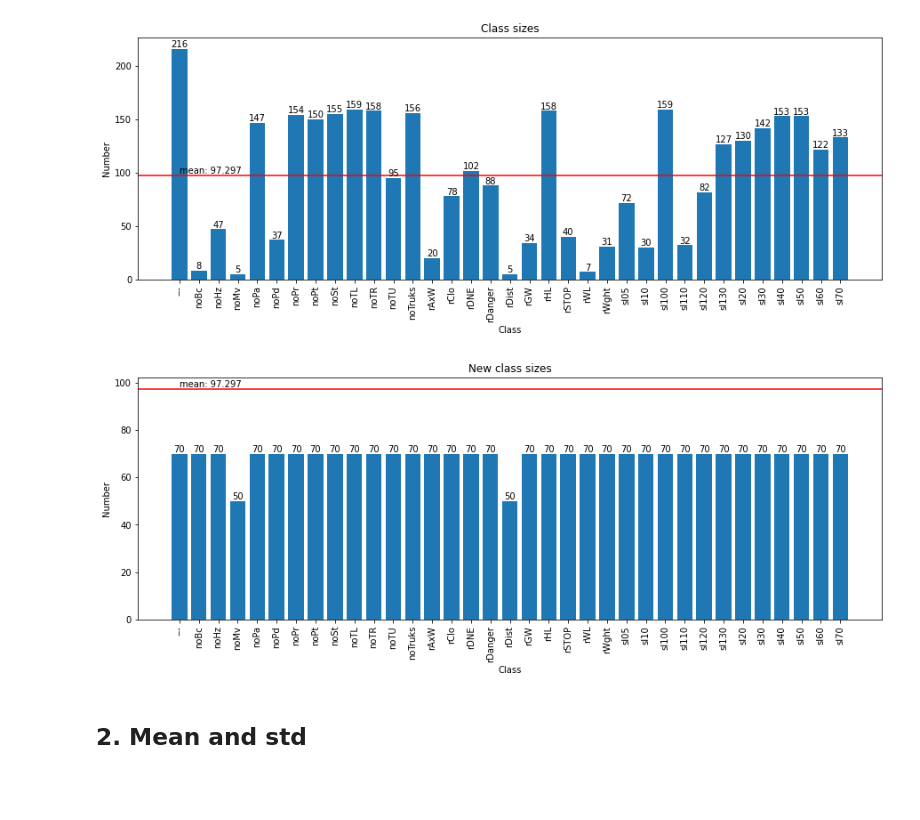
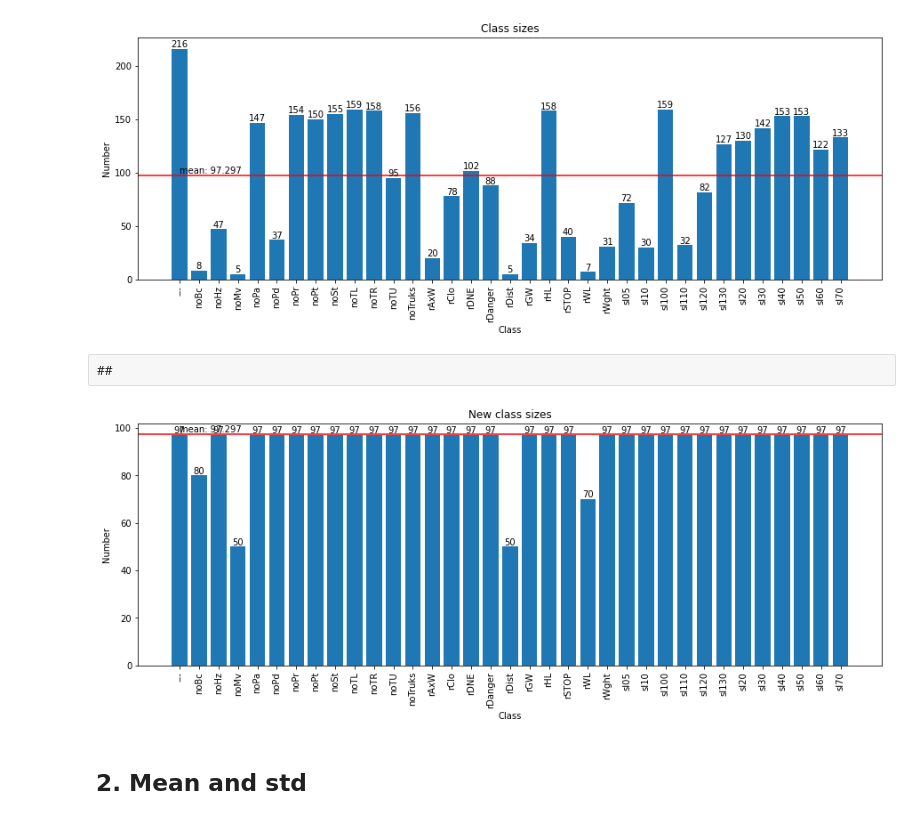
Before and after one commit to gregiberri/traffic_sign_recognition, a Jupyter notebook: notebooks/data_analysis.ipynb, the cells around one changed output. Drawn from its saved outputs; the diff is of its cells as text; code cells hidden in the pictures; blank space fills up the shorter version.

```diff
--- a/notebooks/data_analysis.ipynb
+++ b/notebooks/data_analysis.ipynb
@@ -70,27 +70,29 @@ for i in range(len(class_sizes)):
 plt.show()
 # %% [output]
 [figure]
-# %%
-class_sizes_rates = [min(10, 70/class_size) for class_size in class_sizes]
-new_class_sizes = [int(class_size_rate*class_size)
-                   for class_size_rate, class_size in zip(class_sizes_rates, class_sizes)]
-
-# plot
-fig = plt.figure(figsize=[15, 5])
-plt.bar(class_names, new_class_sizes)
-plt.axhline(class_sizes_mean, color="red")
-plt.text(0, class_sizes_mean, f'mean: {class_sizes_mean:.3f}', va='bottom', ha="left")
-plt.xticks(rotation=90)
-plt.title('New class sizes')
-plt.xlabel('Class')
-plt.ylabel('Number')
-for i in range(len(new_class_sizes)):
-    plt.annotate(str(new_class_sizes[i]),
-                 xy=(class_names[i],new_class_sizes[i]),
-                 ha='center', va='bottom')
-plt.show()
-# %% [output]
-[figure, removed]
+# %% [raw]
+##
+# %%
+class_sizes_rates = [min(10, class_sizes_mean/class_size) for class_size in class_sizes]
+new_class_sizes = [int(class_size_rate*class_size)
+                   for class_size_rate, class_size in zip(class_sizes_rates, class_sizes)]
+
+# plot
+fig = plt.figure(figsize=[15, 5])
+plt.bar(class_names, new_class_sizes)
+plt.axhline(class_sizes_mean, color="red")
+plt.text(0, class_sizes_mean, f'mean: {class_sizes_mean:.3f}', va='bottom', ha="left")
+plt.xticks(rotation=90)
+plt.title('New class sizes')
+plt.xlabel('Class')
+plt.ylabel('Number')
+for i in range(len(new_class_sizes)):
+    plt.annotate(str(new_class_sizes[i]),
+                 xy=(class_names[i],new_class_sizes[i]),
+                 ha='center', va='bottom')
+plt.show()
+# %% [output]
+[figure, added]
 # %% [markdown]
 ## 2. Mean and std
 # %%
```
Also changed, not shown: parts of 1 cell of this notebook, 12 other files.
